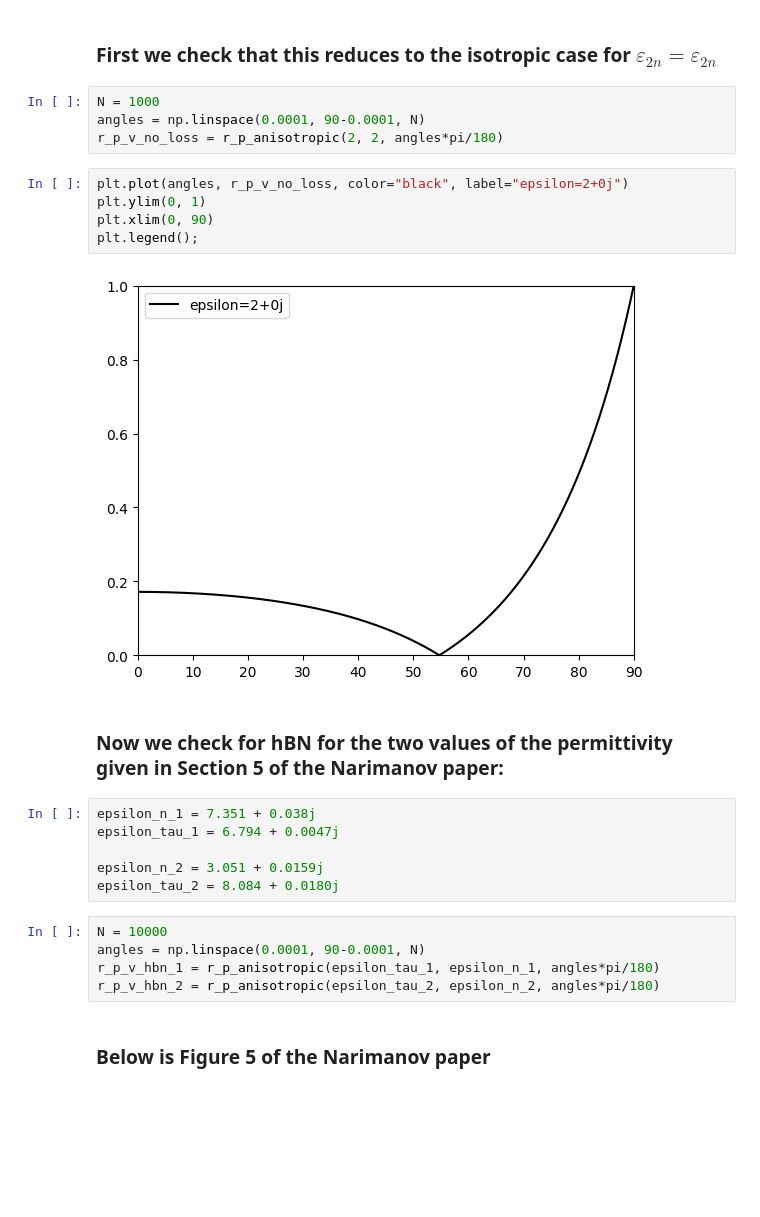
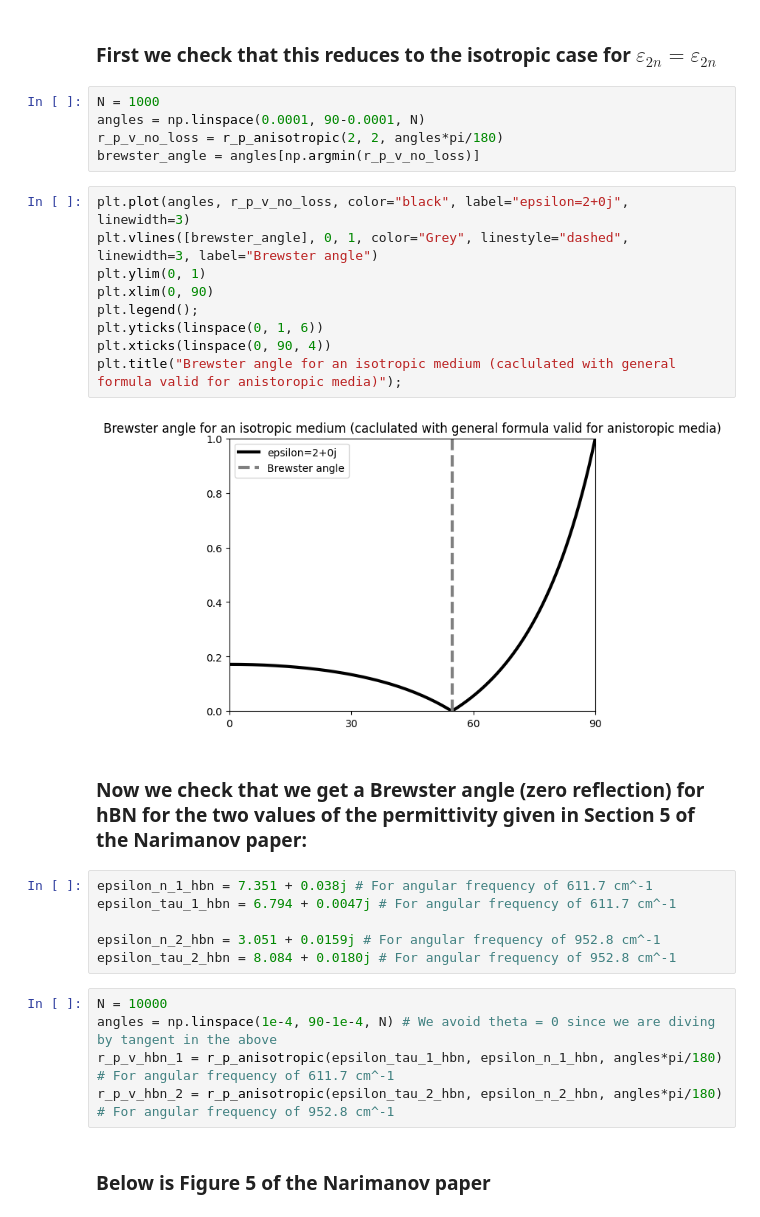
Before and after one commit to AliGhorashiCMT/Coherent-Perfect-Absorption, a Jupyter notebook: thin films/nonlocal_anistropic_brewster.ipynb, the cells around one changed output. Saved outputs shown, nothing was run; the diff lists cells and outputs as text; blank space fills up the shorter version.

```diff
--- a/thin films/nonlocal_anistropic_brewster.ipynb
+++ b/thin films/nonlocal_anistropic_brewster.ipynb
@@ -157,26 +163,31 @@ def r_p_anisotropic(epsilon_tau, epsilon_n, theta):
 N = 1000
 angles = np.linspace(0.0001, 90-0.0001, N)
 r_p_v_no_loss = r_p_anisotropic(2, 2, angles*pi/180)
+brewster_angle = angles[np.argmin(r_p_v_no_loss)]
 # %%
-plt.plot(angles, r_p_v_no_loss, color="black", label="epsilon=2+0j")
+plt.plot(angles, r_p_v_no_loss, color="black", label="epsilon=2+0j", linewidth=3)
+plt.vlines([brewster_angle], 0, 1, color="Grey", linestyle="dashed", linewidth=3, label="Brewster angle")
 plt.ylim(0, 1)
 plt.xlim(0, 90)
 plt.legend();
+plt.yticks(linspace(0, 1, 6))
+plt.xticks(linspace(0, 90, 4))
+plt.title("Brewster angle for an isotropic medium (caclulated with general formula valid for anistoropic media)");
 # %% [output]
-[figure, old version]
+[figure, new version]
 # %% [markdown]
-### Now we check for hBN for the two values of the permittivity given in Section 5 of the Narimanov paper:
+### Now we check that we get a Brewster angle (zero reflection) for hBN for the two values of the permittivity given in Section 5 of the Narimanov paper:
 # %%
-epsilon_n_1 = 7.351 + 0.038j
-epsilon_tau_1 = 6.794 + 0.0047j
+epsilon_n_1_hbn = 7.351 + 0.038j # For angular frequency of 611.7 cm^-1
+epsilon_tau_1_hbn = 6.794 + 0.0047j # For angular frequency of 611.7 cm^-1
 
-epsilon_n_2 = 3.051 + 0.0159j
-epsilon_tau_2 = 8.084 + 0.0180j
+epsilon_n_2_hbn = 3.051 + 0.0159j # For angular frequency of 952.8 cm^-1
+epsilon_tau_2_hbn = 8.084 + 0.0180j # For angular frequency of 952.8 cm^-1
 # %%
 N = 10000
-angles = np.linspace(0.0001, 90-0.0001, N)
-r_p_v_hbn_1 = r_p_anisotropic(epsilon_tau_1, epsilon_n_1, angles*pi/180)
-r_p_v_hbn_2 = r_p_anisotropic(epsilon_tau_2, epsilon_n_2, angles*pi/180)
+angles = np.linspace(1e-4, 90-1e-4, N) # We avoid theta = 0 since we are diving by tangent in the above
+r_p_v_hbn_1 = r_p_anisotropic(epsilon_tau_1_hbn, epsilon_n_1_hbn, angles*pi/180) # For angular frequency of 611.7 cm^-1
+r_p_v_hbn_2 = r_p_anisotropic(epsilon_tau_2_hbn, epsilon_n_2_hbn, angles*pi/180) # For angular frequency of 952.8 cm^-1
 # %% [markdown]
 ### Below is Figure 5 of the Narimanov paper
 # %%
```
Also changed, not shown: parts of 21 cells of this notebook.
